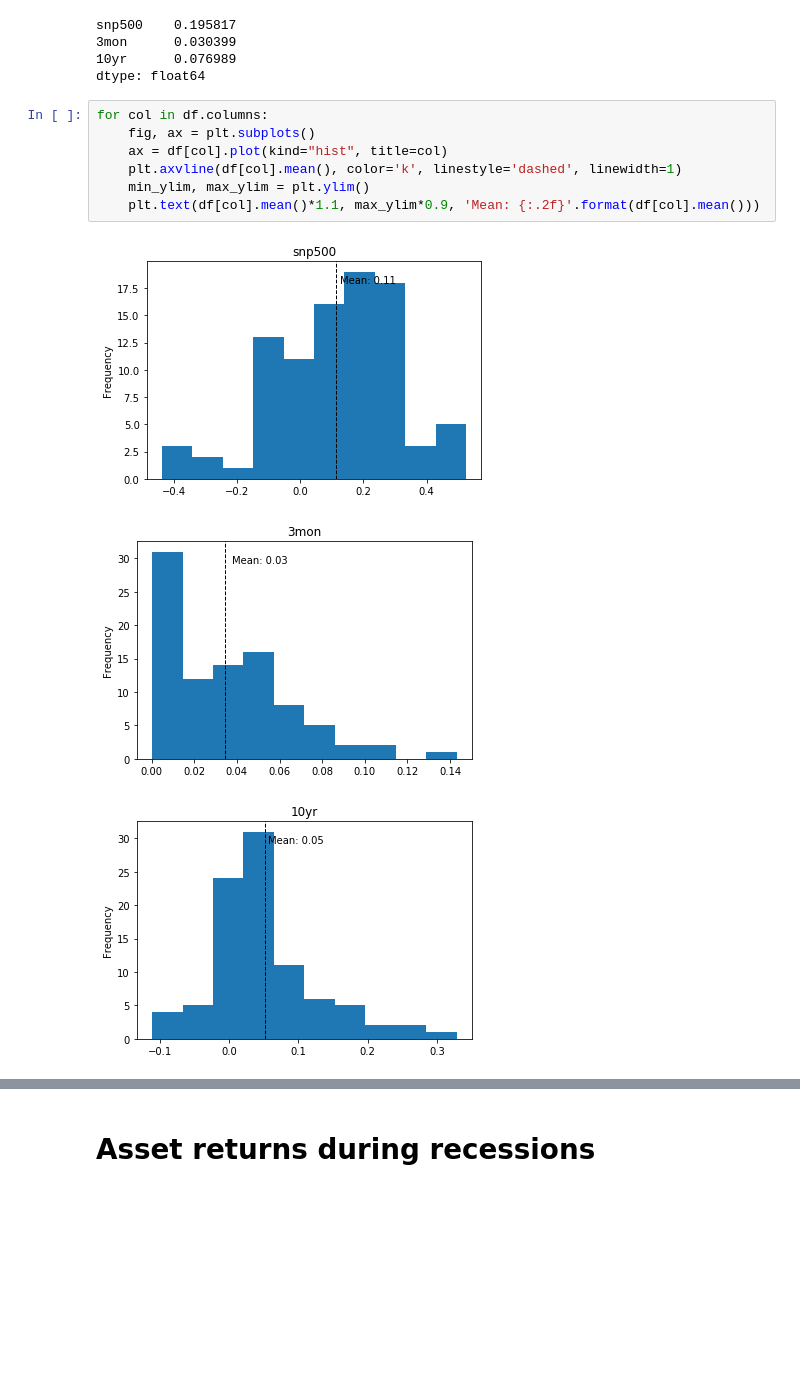
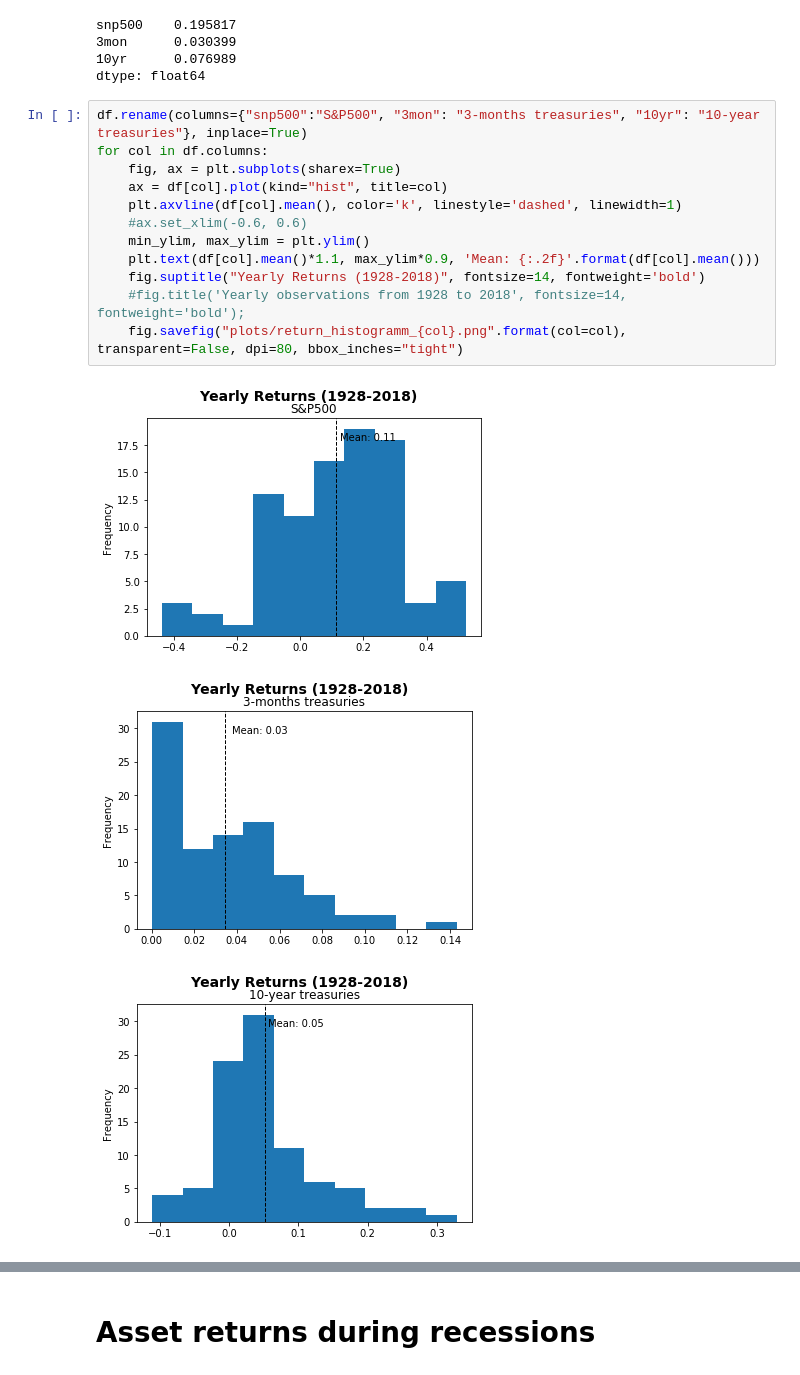
Before and after one commit to matsmaiwald/historical_asset_returns, a Jupyter notebook: main.ipynb, the cells around one changed output, grey strips where cells are left out. Cells and saved outputs as stored; diff of their text form; blank space fills up the shorter version.

Commit message:
Improve plots and save them.

```diff
--- a/main.ipynb
+++ b/main.ipynb
@@ -56,16 +56,21 @@ snp500    0.195817
 10yr      0.076989
 dtype: float64
 # %%
+df.rename(columns={"snp500":"S&P500", "3mon": "3-months treasuries", "10yr": "10-year treasuries"}, inplace=True)
 for col in df.columns:
-    fig, ax = plt.subplots()
+    fig, ax = plt.subplots(sharex=True)
     ax = df[col].plot(kind="hist", title=col)
     plt.axvline(df[col].mean(), color='k', linestyle='dashed', linewidth=1)
+    #ax.set_xlim(-0.6, 0.6)
     min_ylim, max_ylim = plt.ylim()
     plt.text(df[col].mean()*1.1, max_ylim*0.9, 'Mean: {:.2f}'.format(df[col].mean()))
+    fig.suptitle("Yearly Returns (1928-2018)", fontsize=14, fontweight='bold')
+    #fig.title('Yearly observations from 1928 to 2018', fontsize=14, fontweight='bold');
+    fig.savefig("plots/return_histogramm_{col}.png".format(col=col), transparent=False, dpi=80, bbox_inches="tight")
 # %% [output]
-[figure, old version]
+[figure, new version]
-[figure, old version]
+[figure, new version]
-[figure, old version]
+[figure, new version]
 # %%
 df.corr()
 # %% [output]
```
Also changed, not shown: parts of 4 cells of this notebook, 6 other files.
